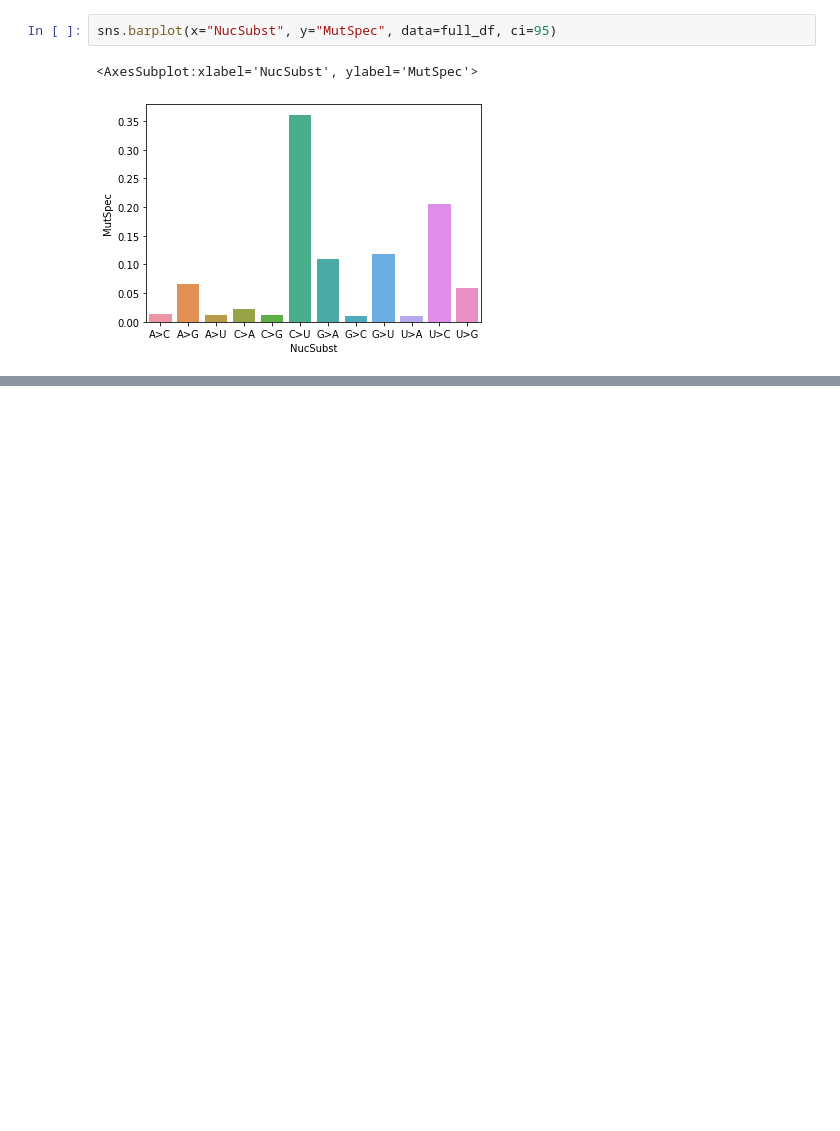
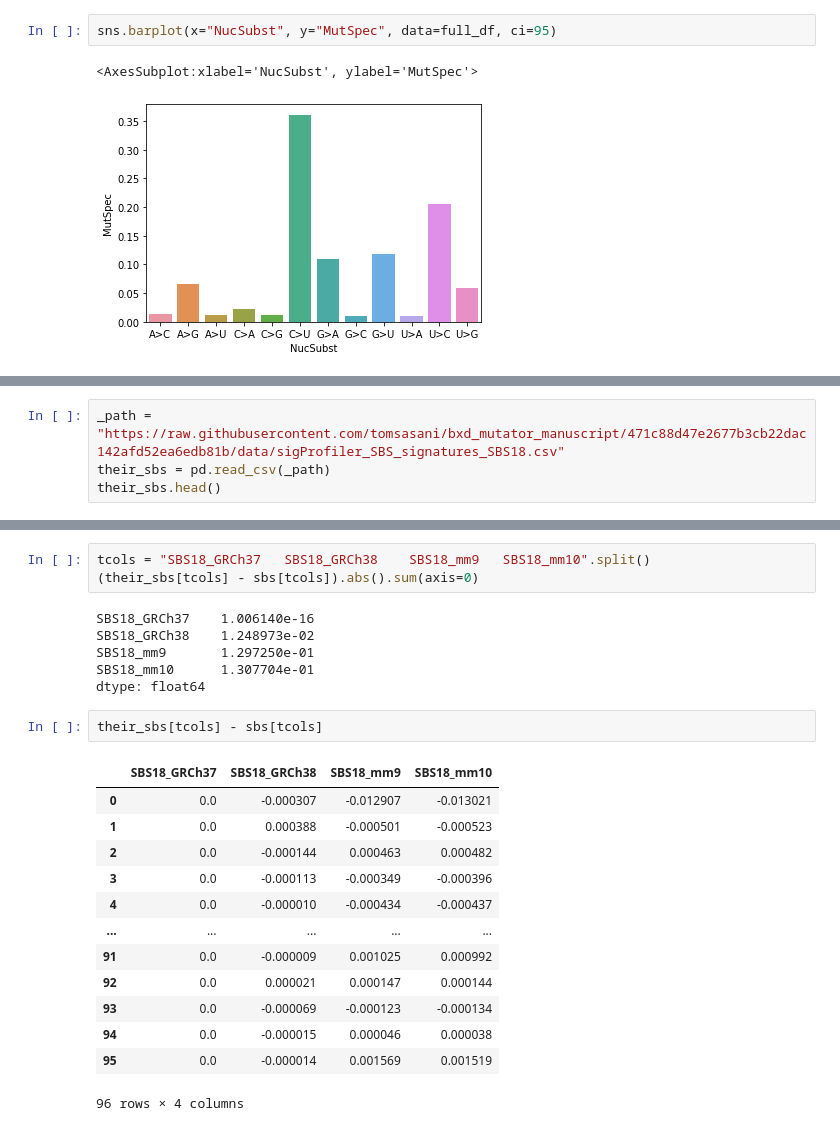
Before and after one commit to mitoclub/Signatures, a Jupyter notebook: notebooks/2.EDA_bootstraping.ipynb, the cells around one changed output, grey strips where cells are left out. Saved outputs shown, nothing was run; the diff lists cells and outputs as text; blank space fills up the shorter version.

```diff
--- a/notebooks/2.EDA_bootstraping.ipynb
+++ b/notebooks/2.EDA_bootstraping.ipynb
@@ -57,0 +94,4 @@ sns.barplot(x="NucSubst", y="MutSpec", data=full_df, ci=95)
+# %%
+_path = "https://raw.githubusercontent.com/tomsasani/bxd_mutator_manuscript/471c88d47e2677b3cb22dac142afd52ea6edb81b/data/sigProfiler_SBS_signatures_SBS18.csv"
+their_sbs = pd.read_csv(_path)
+their_sbs.head()
@@ -57,0 +105,25 @@ sns.barplot(x="NucSubst", y="MutSpec", data=full_df, ci=95)
+# %%
+tcols = "SBS18_GRCh37	SBS18_GRCh38	SBS18_mm9	SBS18_mm10".split()
+(their_sbs[tcols] - sbs[tcols]).abs().sum(axis=0)
+# %% [output]
+SBS18_GRCh37    1.006140e-16
+SBS18_GRCh38    1.248973e-02
+SBS18_mm9       1.297250e-01
+SBS18_mm10      1.307704e-01
+dtype: float64
+# %%
+their_sbs[tcols] - sbs[tcols]
+# %% [output]
+|  | SBS18_GRCh37 | SBS18_GRCh38 | SBS18_mm9 | SBS18_mm10 |
+| 0 | 0.0 | -0.000307 | -0.012907 | -0.013021 |
+| 1 | 0.0 | 0.000388 | -0.000501 | -0.000523 |
+| 2 | 0.0 | -0.000144 | 0.000463 | 0.000482 |
+| 3 | 0.0 | -0.000113 | -0.000349 | -0.000396 |
+| 4 | 0.0 | -0.000010 | -0.000434 | -0.000437 |
+| ... | ... | ... | ... | ... |
+| 91 | 0.0 | -0.000009 | 0.001025 | 0.000992 |
+| 92 | 0.0 | 0.000021 | 0.000147 | 0.000144 |
+| 93 | 0.0 | -0.000069 | -0.000123 | -0.000134 |
+| 94 | 0.0 | -0.000015 | 0.000046 | 0.000038 |
+| 95 | 0.0 | -0.000014 | 0.001569 | 0.001519 |
+96 rows × 4 columns
```
Also changed, not shown: parts of 6 cells of this notebook, 1 other file.
